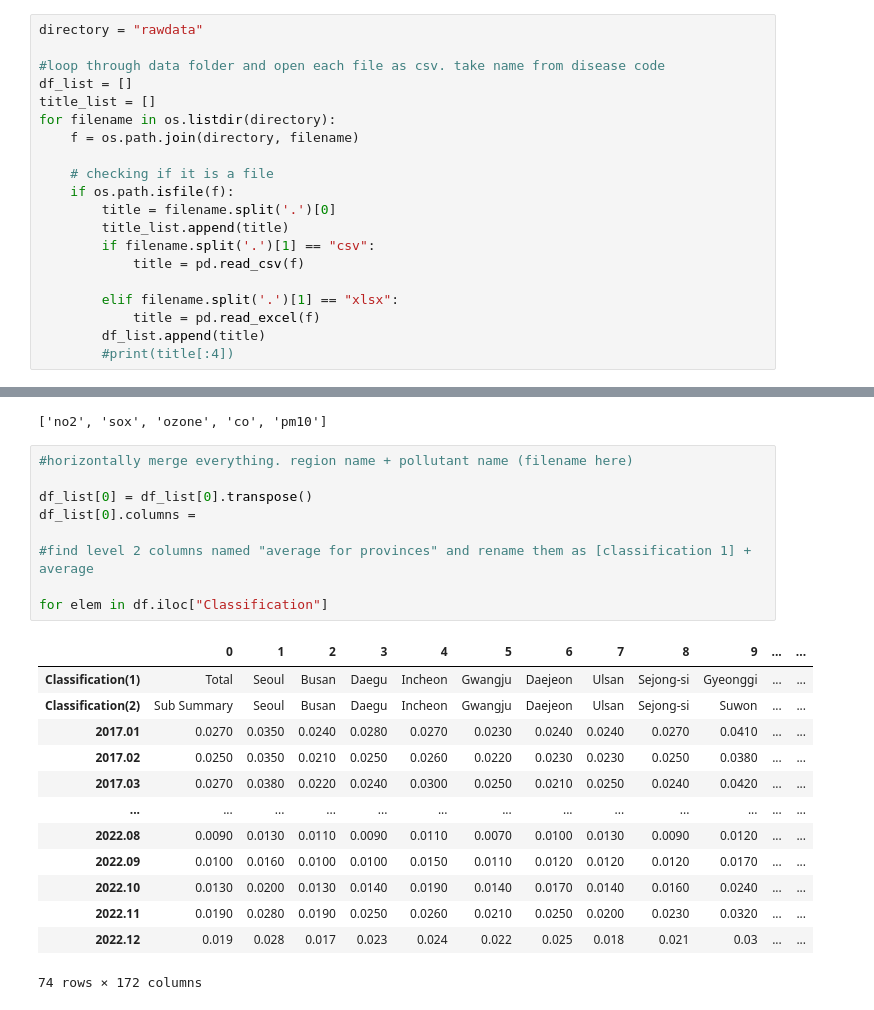
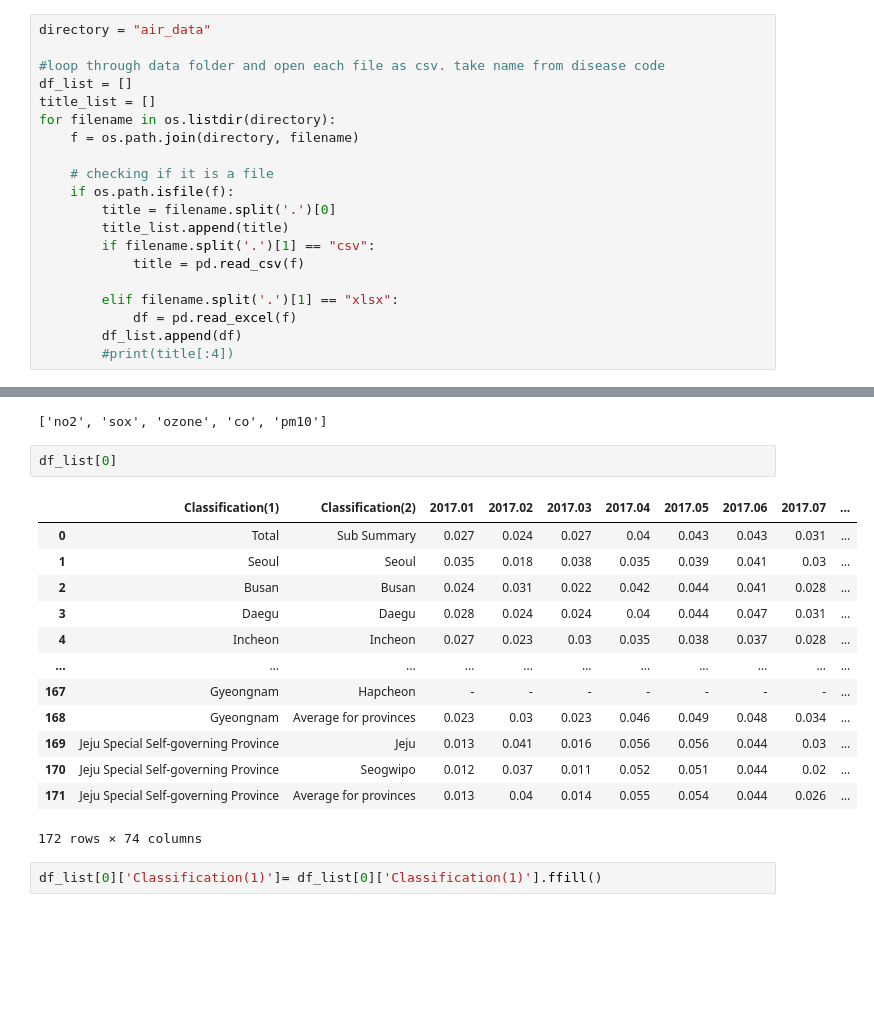
Before and after one commit to seohyeonlee2020/p-ollution, a Jupyter notebook: airDataClean.ipynb, the cells around one changed output, grey strips where cells are left out. Drawn from its saved outputs; the diff is of its cells as text; blank space fills up the shorter version.

```diff
--- a/airDataClean.ipynb
+++ b/airDataClean.ipynb
@@ -4,7 +4,7 @@ import numpy as np
 import os
 import re
 # %%
-directory = "rawdata"
+directory = "air_data"
 
 #loop through data folder and open each file as csv. take name from disease code
 df_list = []
@@ -20,33 +20,28 @@ for filename in os.listdir(directory):
             title = pd.read_csv(f)
 
         elif filename.split('.')[1] == "xlsx":
-            title = pd.read_excel(f)
-        df_list.append(title)
+            df = pd.read_excel(f)
+        df_list.append(df)
         #print(title[:4])
 # %%
 print(title_list)
 # %% [output]
 ['no2', 'sox', 'ozone', 'co', 'pm10']
-# %%
-#horizontally merge everything. region name + pollutant name (filename here)
-
-df_list[0] = df_list[0].transpose()
-df_list[0].columns =
-
-#find level 2 columns named "average for provinces" and rename them as [classification 1] + average
-
-for elem in df.iloc["Classification"]
-# %% [output]
-|  | 0 | 1 | 2 | 3 | 4 | 5 | 6 | 7 | 8 | 9 | ... | ... |
-| Classification(1) | Total | Seoul | Busan | Daegu | Incheon | Gwangju | Daejeon | Ulsan | Sejong-si | Gyeonggi | ... | ... |
-| Classification(2) | Sub Summary | Seoul | Busan | Daegu | Incheon | Gwangju | Daejeon | Ulsan | Sejong-si | Suwon | ... | ... |
-| 2017.01 | 0.0270 | 0.0350 | 0.0240 | 0.0280 | 0.0270 | 0.0230 | 0.0240 | 0.0240 | 0.0270 | 0.0410 | ... | ... |
-| 2017.02 | 0.0250 | 0.0350 | 0.0210 | 0.0250 | 0.0260 | 0.0220 | 0.0230 | 0.0230 | 0.0250 | 0.0380 | ... | ... |
-| 2017.03 | 0.0270 | 0.0380 | 0.0220 | 0.0240 | 0.0300 | 0.0250 | 0.0210 | 0.0250 | 0.0240 | 0.0420 | ... | ... |
-| ... | ... | ... | ... | ... | ... | ... | ... | ... | ... | ... | ... | ... |
-| 2022.08 | 0.0090 | 0.0130 | 0.0110 | 0.0090 | 0.0110 | 0.0070 | 0.0100 | 0.0130 | 0.0090 | 0.0120 | ... | ... |
-| 2022.09 | 0.0100 | 0.0160 | 0.0100 | 0.0100 | 0.0150 | 0.0110 | 0.0120 | 0.0120 | 0.0120 | 0.0170 | ... | ... |
-| 2022.10 | 0.0130 | 0.0200 | 0.0130 | 0.0140 | 0.0190 | 0.0140 | 0.0170 | 0.0140 | 0.0160 | 0.0240 | ... | ... |
-| 2022.11 | 0.0190 | 0.0280 | 0.0190 | 0.0250 | 0.0260 | 0.0210 | 0.0250 | 0.0200 | 0.0230 | 0.0320 | ... | ... |
-| 2022.12 | 0.019 | 0.028 | 0.017 | 0.023 | 0.024 | 0.022 | 0.025 | 0.018 | 0.021 | 0.03 | ... | ... |
-74 rows × 172 columns
+# %%
+df_list[0]
+# %% [output]
+|  | Classification(1) | Classification(2) | 2017.01 | 2017.02 | 2017.03 | 2017.04 | 2017.05 | 2017.06 | 2017.07 | ... |
+| 0 | Total | Sub Summary | 0.027 | 0.024 | 0.027 | 0.04 | 0.043 | 0.043 | 0.031 | ... |
+| 1 | Seoul | Seoul | 0.035 | 0.018 | 0.038 | 0.035 | 0.039 | 0.041 | 0.03 | ... |
+| 2 | Busan | Busan | 0.024 | 0.031 | 0.022 | 0.042 | 0.044 | 0.041 | 0.028 | ... |
+| 3 | Daegu | Daegu | 0.028 | 0.024 | 0.024 | 0.04 | 0.044 | 0.047 | 0.031 | ... |
+| 4 | Incheon | Incheon | 0.027 | 0.023 | 0.03 | 0.035 | 0.038 | 0.037 | 0.028 | ... |
+| ... | ... | ... | ... | ... | ... | ... | ... | ... | ... | ... |
+| 167 | Gyeongnam | Hapcheon | - | - | - | - | - | - | - | ... |
+| 168 | Gyeongnam | Average for provinces | 0.023 | 0.03 | 0.023 | 0.046 | 0.049 | 0.048 | 0.034 | ... |
+| 169 | Jeju Special Self-governing Province | Jeju | 0.013 | 0.041 | 0.016 | 0.056 | 0.056 | 0.044 | 0.03 | ... |
+| 170 | Jeju Special Self-governing Province | Seogwipo | 0.012 | 0.037 | 0.011 | 0.052 | 0.051 | 0.044 | 0.02 | ... |
+| 171 | Jeju Special Self-governing Province | Average for provinces | 0.013 | 0.04 | 0.014 | 0.055 | 0.054 | 0.044 | 0.026 | ... |
+172 rows × 74 columns
+# %%
+df_list[0]['Classification(1)']= df_list[0]['Classification(1)'].ffill()
```
Also changed, not shown: parts of 3 cells of this notebook, 18 other files.
